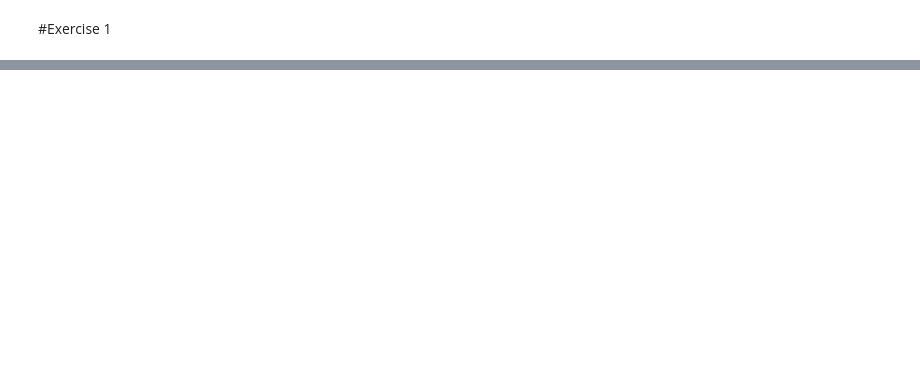
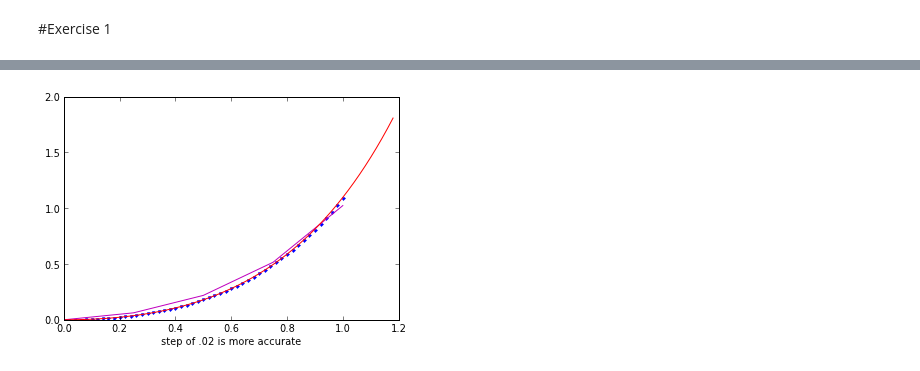
Before and after one commit to mattyuiop/PHYS202-S13, a Jupyter notebook: Week7/EulerMethod.ipynb, the cells around one changed output, grey strips where cells are left out. Cells and saved outputs as stored; diff of their text form; code cells hidden in the pictures; blank space fills up the shorter version.

```diff
--- a/Week7/EulerMethod.ipynb
+++ b/Week7/EulerMethod.ipynb
@@ -73,0 +91,8 @@ show()
+# %%
+plot(xssn[:len(xssn)-1],yssn[:len(xssn)-1], '.b')
+plot(xss[:len(xss)-1],yss[:len(xss)-1], 'm')
+plot(xtest[:len(xtest)/2],ytest[:len(xtest)/2], 'r')
+xlabel('step of .02 is more accurate')
+show()
+# %% [output]
+[figure, added]
```
Also changed, not shown: parts of 8 cells of this notebook, 1 other file.
